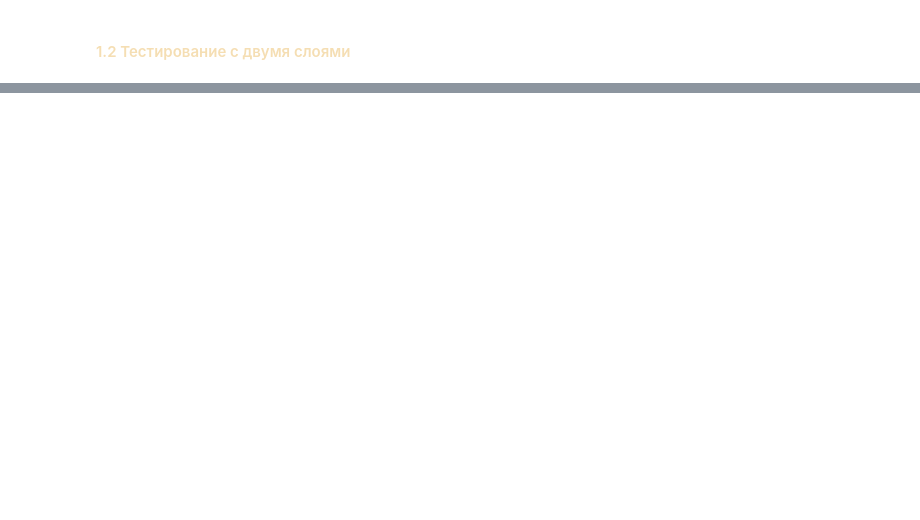
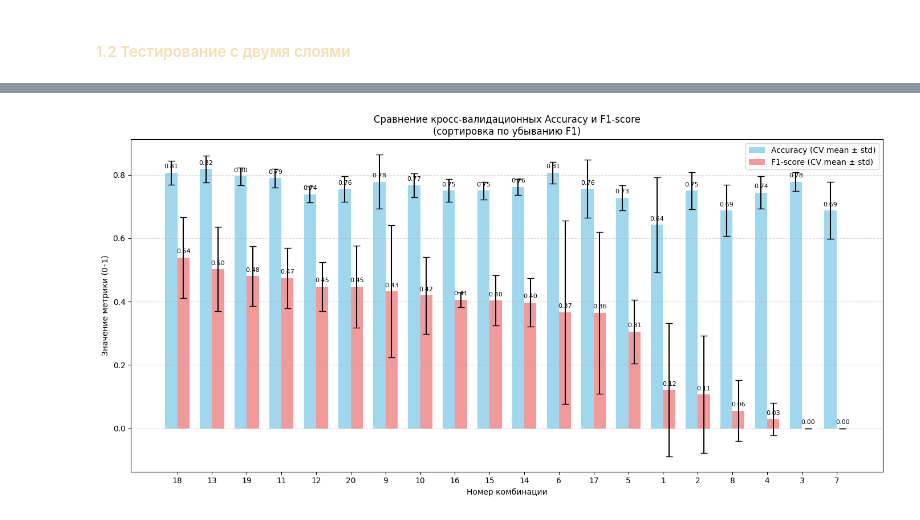
Before and after one commit to Bexaric/LB3_ML_Yakushev, a Jupyter notebook: notebook/Part2_MLPClassifier.ipynb, the cells around one changed output, grey strips where cells are left out. Drawn from its saved outputs; the diff is of its cells as text; code cells hidden in the pictures; blank space fills up the shorter version.

```diff
--- a/notebook/Part2_MLPClassifier.ipynb
+++ b/notebook/Part2_MLPClassifier.ipynb
@@ -524,0 +520,19 @@ Accuracy = 0.8011 ± 0.0336, F1-score = 0.5132 ± 0.0909
+# %%
+hidden_opts = [ (5, 5, 5),
+                (10, 10, 10),
+                (50, 20, 10),
+                (100, 50, 10),
+                (100, 100, 50)]
+act_opts = ['relu', 'tanh']
+solv_opts = ['adam', 'lbfgs']
+iter_opts = [5000]
+# %%
+df_res_without_3layer = train_models(
+    data_x, data_y,
+    hidden_opts,
+    act_opts,
+    solv_opts,
+    iter_opts,
+    config['base']['random_state'],
+    config['MLP']['model_params']['cv_folds']
+)
@@ -524,0 +560,7 @@ Accuracy = 0.8011 ± 0.0336, F1-score = 0.5132 ± 0.0909
+# %%
+df_res_without_3layer = plot_results(df_res_without_3layer,
+                                     output_path='results/unchanged/hyperparameter_tuning_histograms_3layer.png')
+
+df_res_without_3layer.to_csv('results/unchanged/hyperparameter_tuning_results_3layer.csv', index=False, encoding='utf-8')
+# %% [output]
+[figure, added]
```
Also changed, not shown: parts of 133 cells of this notebook, 56 other files.
